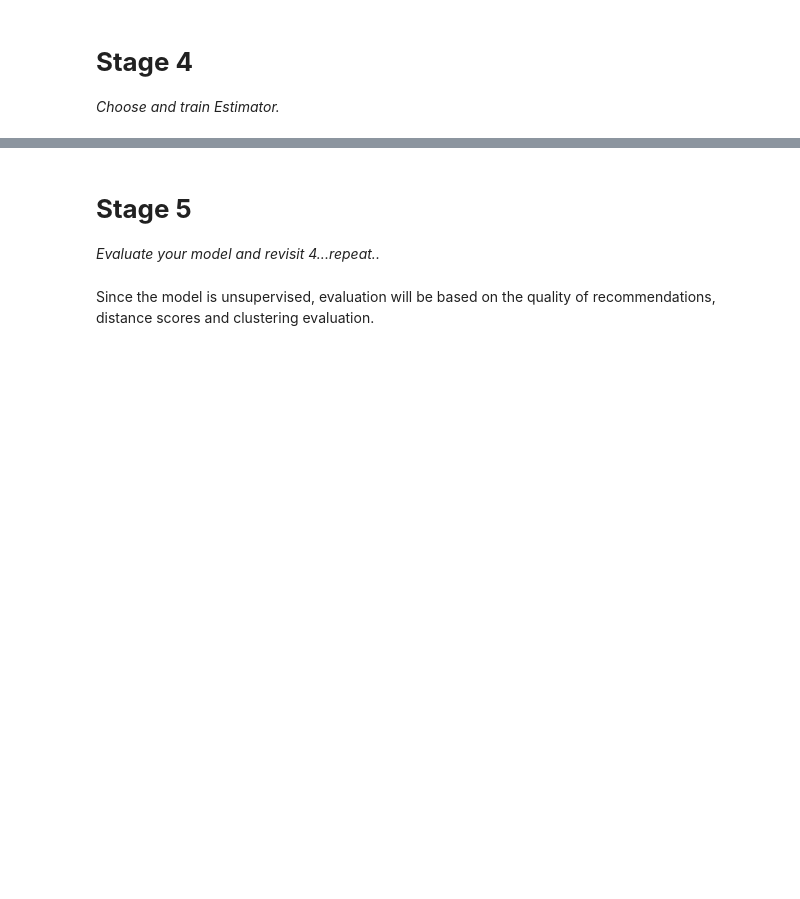
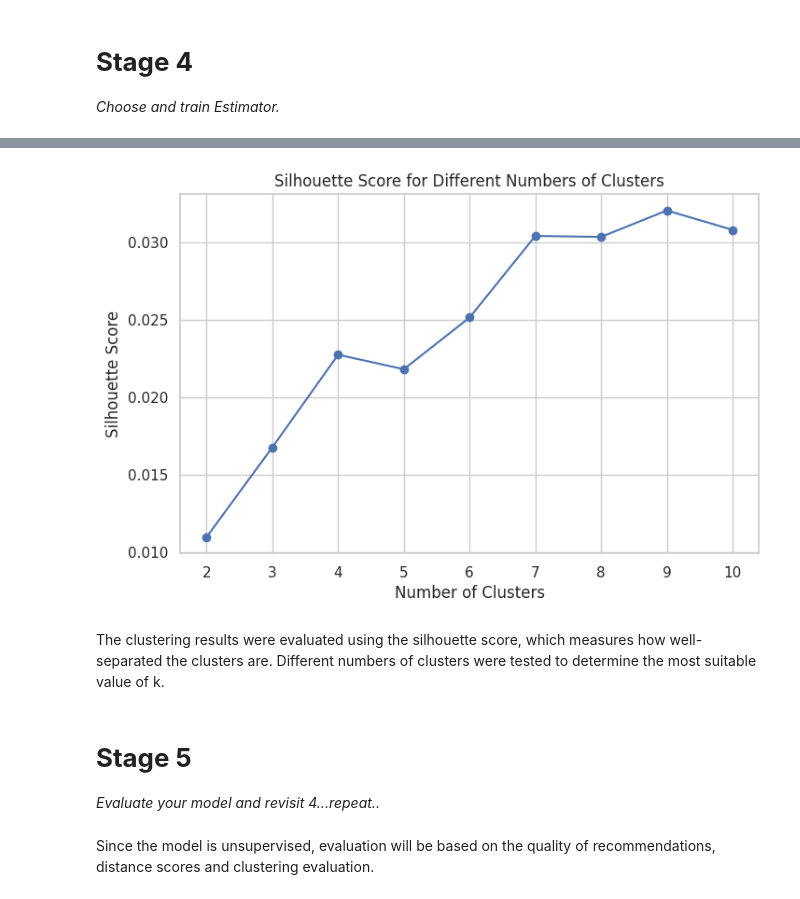
Before and after one commit to Oksana0020/perfumes, a Jupyter notebook: Project3_DataDrivenModel.ipynb, the cells around one changed output, grey strips where cells are left out. Saved outputs shown, nothing was run; the diff lists cells and outputs as text; code cells hidden in the pictures; blank space fills up the shorter version.

```diff
--- a/Project3_DataDrivenModel.ipynb
+++ b/Project3_DataDrivenModel.ipynb
@@ -554,0 +582,5 @@ Cluster 2 → sweet
+# %%
+from sklearn.metrics import silhouette_score
+
+score = silhouette_score(X_notes, fragrance["cluster"])
+print("Silhouette score:", score)
@@ -554,0 +589,12 @@ Cluster 2 → sweet
+# %%
+from sklearn.cluster import KMeans
+from sklearn.metrics import silhouette_score
+
+scores = []
+
+for k in range(2, 11):
+    kmeans = KMeans(n_clusters=k, random_state=42)
+    labels = kmeans.fit_predict(X_notes)
+    score = silhouette_score(X_notes, labels)
+    scores.append((k, score))
+    print(f"k={k}, silhouette={score:.4f}")
@@ -555,3 +611,17 @@ Cluster 2 → sweet
+# %%
+ks = [x[0] for x in scores]
+vals = [x[1] for x in scores]
+
+plt.figure(figsize=(8, 5))
+plt.plot(ks, vals, marker="o")
+plt.title("Silhouette Score for Different Numbers of Clusters")
+plt.xlabel("Number of Clusters")
+plt.ylabel("Silhouette Score")
+plt.show()
+# %% [output]
+[figure, added]
+# %% [markdown]
+The clustering results were evaluated using the silhouette score, which measures how well-separated the clusters are. Different numbers of clusters were tested to determine the most suitable value of k.
 # %% [markdown]
 # **Stage 5**
 *Evaluate your model and revisit 4...repeat..*
```
Also changed, not shown: parts of 14 cells of this notebook.
